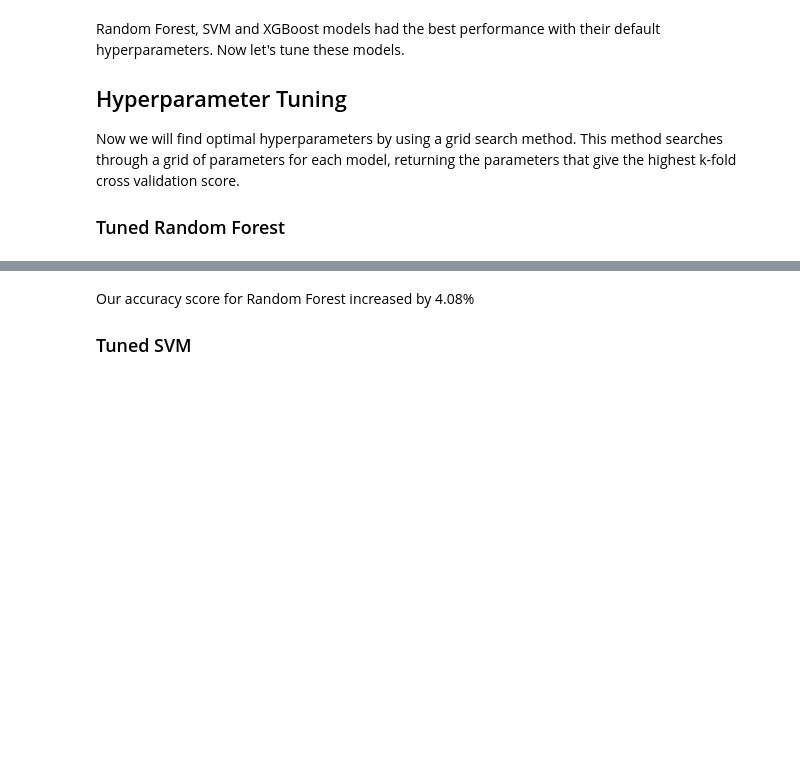
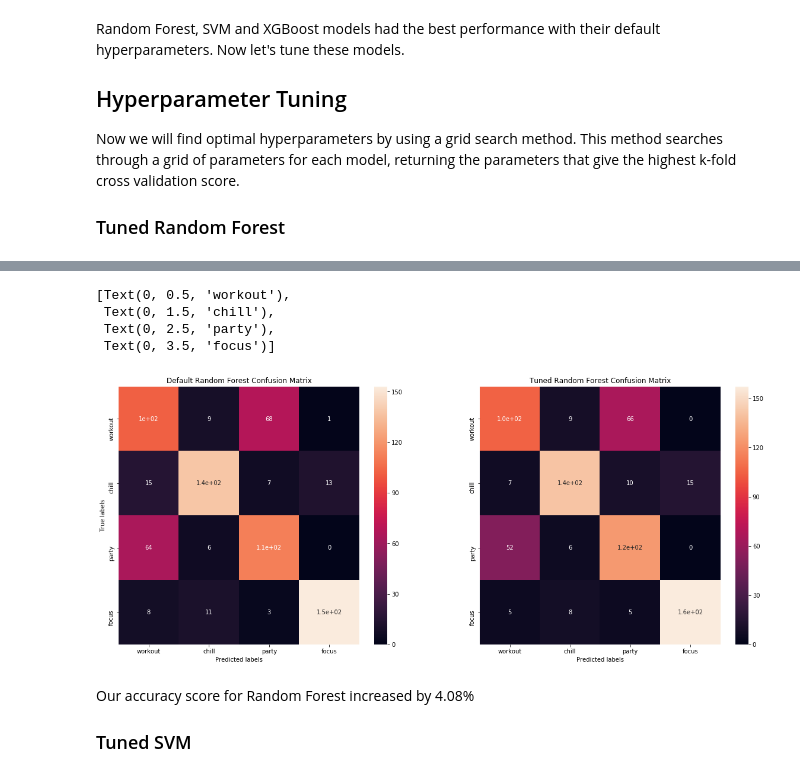
Before and after one commit to amandastrack/Capstone-Project-I-, a Jupyter notebook: machine_learning_modeling_capstone_I_.ipynb, the cells around one changed output, grey strips where cells are left out. Saved outputs shown, nothing was run; the diff lists cells and outputs as text; code cells hidden in the pictures; blank space fills up the shorter version.

Commit message:
add_graphs

```diff
--- a/machine_learning_modeling_capstone_I_.ipynb
+++ b/machine_learning_modeling_capstone_I_.ipynb
@@ -276,3 +276,30 @@ Accuracy: 0.7408450704225352
+# %%
+import seaborn as sns
+import matplotlib.pyplot as plt
+
+fig = plt.figure(figsize = (20,8))
+
+ax= fig.add_subplot(1,2,1)
+sns.heatmap(confusion_matrix(y_test, rfclf.predict(X_test)), annot=True, ax = ax);
+
+# labels, title and ticks
+ax.set_xlabel('Predicted labels');ax.set_ylabel('True labels');
+ax.set_title('Default Random Forest Confusion Matrix');
+ax.xaxis.set_ticklabels(['workout', 'chill', 'party', 'focus']); ax.yaxis.set_ticklabels(['workout', 'chill', 'party', 'focus'])
+
+ax2= fig.add_subplot(1,2,2)
+sns.heatmap(confusion_matrix(y_test, rfclf_pred), annot=True, ax = ax2);
+
+# labels, title and ticks
+ax2.set_xlabel('Predicted labels');ax.set_ylabel('True labels');
+ax2.set_title('Tuned Random Forest Confusion Matrix');
+ax2.xaxis.set_ticklabels(['workout', 'chill', 'party', 'focus']); ax2.yaxis.set_ticklabels(['workout', 'chill', 'party', 'focus'])
+# %% [output]
+[Text(0, 0.5, 'workout'),
+ Text(0, 1.5, 'chill'),
+ Text(0, 2.5, 'party'),
+ Text(0, 3.5, 'focus')]
+[figure, added]
 # %% [markdown]
 Our accuracy score for Random Forest increased by 4.08%
 
```
Also changed, not shown: parts of 6 cells of this notebook.
